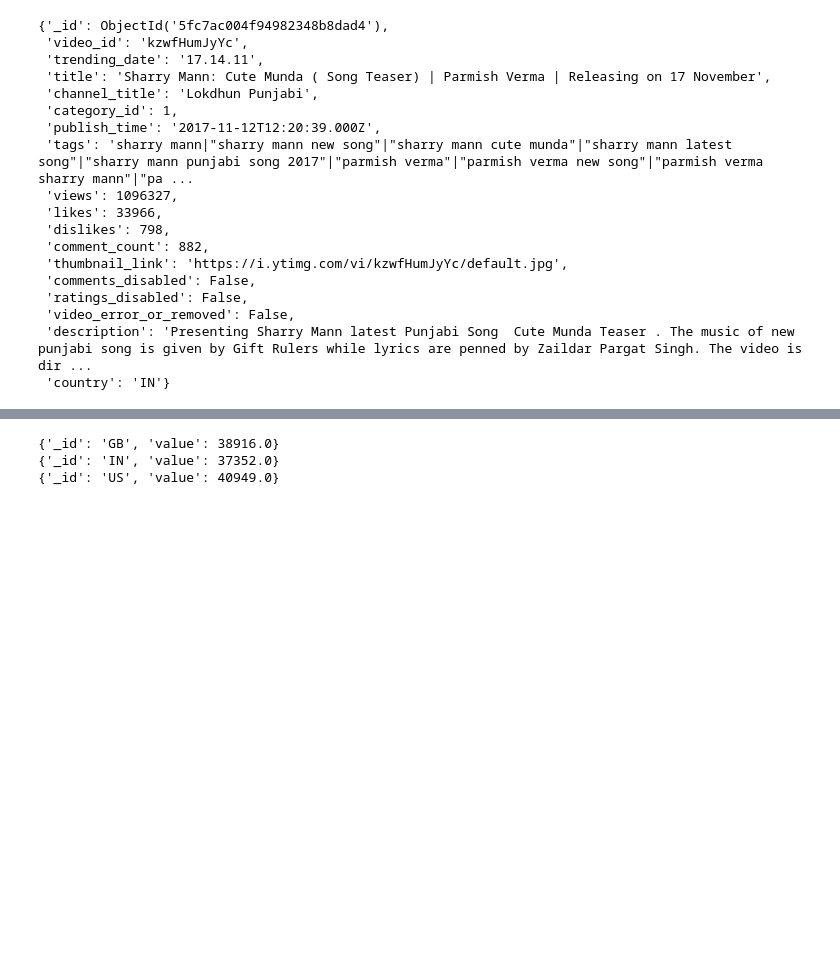
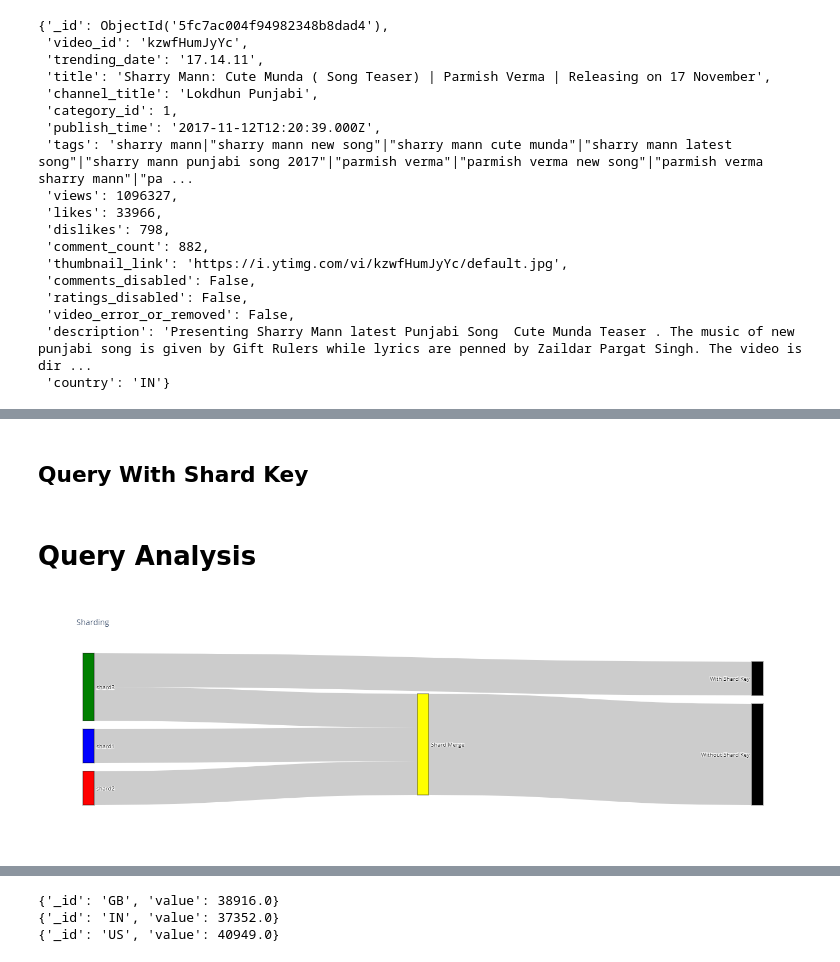
Before and after one commit to Team-CodePlay/distributed-mongodb-framework, a Jupyter notebook: shardAnalysis.ipynb, the cells around one changed output, grey strips where cells are left out. Cells and saved outputs as stored; diff of their text form; code cells hidden in the pictures; blank space fills up the shorter version.

Commit message:
updated analysis notebook

```diff
--- a/shardAnalysis.ipynb
+++ b/shardAnalysis.ipynb
@@ -90,7 +88,30 @@ vidQuery["executionStats"]
  'allPlansExecution': [{'shardName': 'shard1', 'allPlans': []},
   {'shardName': 'shard2', 'allPlans': []},
   {'shardName': 'shard3', 'allPlans': []}]}
+# %% [markdown]
+## Query With Shard Key
 # %%
 countryVidQuery = db.videos.find({"country":"AB","video_id":"kzwfHumJyYc"}).explain()
+# %% [markdown]
+# Query Analysis
+# %%
+fig = go.Figure(data=[go.Sankey(
+    node = dict(
+      pad = 15,
+      thickness = 20,
+      line = dict(color = "black", width = 0.5),
+      label = ["shard1", "shard2", "shard3","Shard Merge","With Shard Key", "Without Shard Key"],
+      color = ["blue","red","green","yellow","black","black"]
+    ),
+    link = dict(
+      source = [0, 1, 2, 2, 3],
+      target = [3, 3, 3, 4, 5],
+      value = [1,1,1,1,3],
+  ))])
+
+fig.update_layout(title_text="Sharding", font_size=10)
+fig.show()
+# %% [output]
+[figure, added]
 # %%
 fig = go.Figure([go.Bar(x=["Without Shard Key", "With Shard Key"], y=[vidQuery["executionStats"]["executionTimeMillis"],countryVidQuery["executionStats"]["executionTimeMillis"]])])
```
Also changed, not shown: parts of 11 cells of this notebook.
